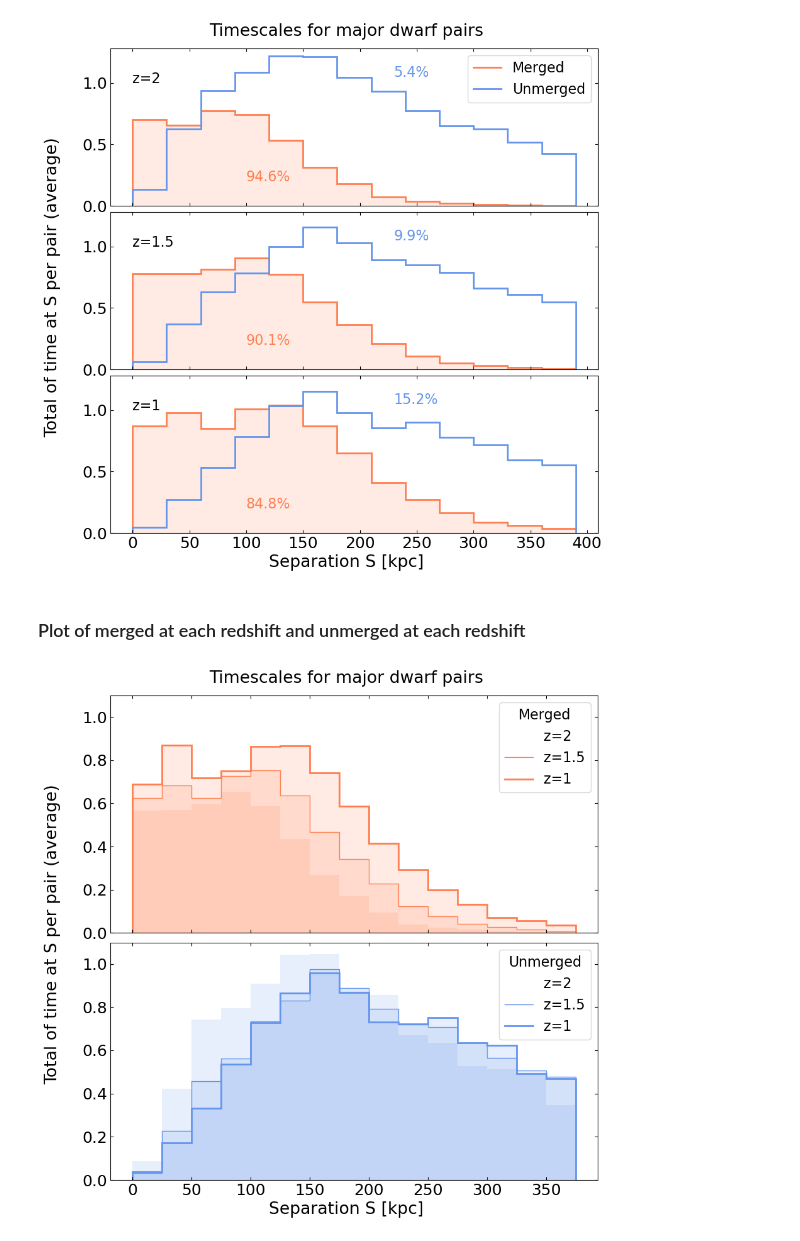
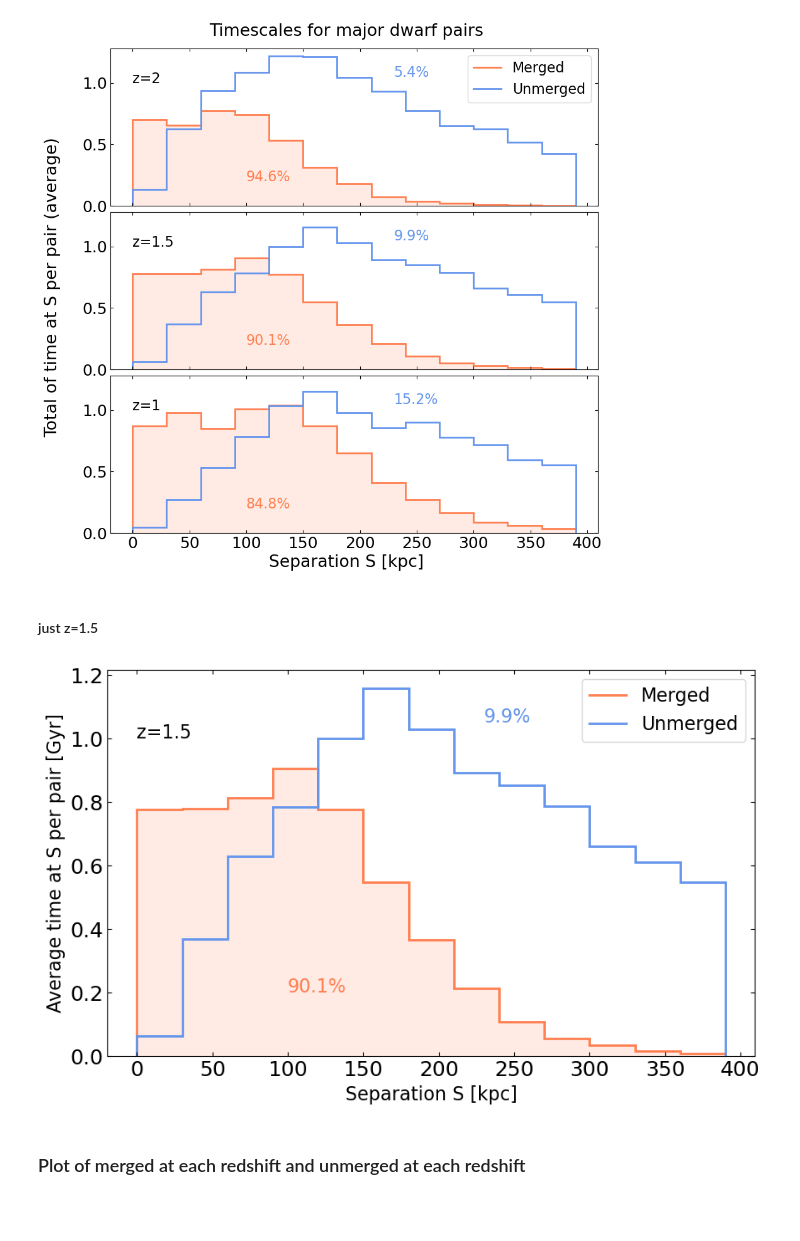
Before and after one commit to katiechambe/orbs, a Jupyter notebook: notebooks/4_timescales.ipynb, the cells around one changed output. Cells and saved outputs as stored; diff of their text form; code cells hidden in the pictures; blank space fills up the shorter version.

```diff
--- a/notebooks/4_timescales.ipynb
+++ b/notebooks/4_timescales.ipynb
@@ -101,6 +105,69 @@ fig.supylabel("Total of time at S per pair (average)")
 plt.show()
 # %% [output]
 [figure]
+# %% [markdown]
+#### just z=1.5
+# %%
+fig, ax = plt.subplots(1, 1, figsize=(10,6), sharey=True, sharex=True,
+                       gridspec_kw={'width_ratios': [1],
+                                    'height_ratios':[1],
+                                    'wspace': 0.10,
+                                    "hspace":0.04})
+z={"33":"z=2","40":"z=1.5","50":"z=1"}
+
+
+
+snap = 40
+orb = orbit_dict[str(snap)]
+sep_matrix = orb["Separations"]
+elapsed_time = np.diff(snap_dict["Lookback Time"][1:][::-1])
+
+# array of the elapsed time with a nan value in the place of z=0
+elapsed_noz0 = np.concatenate((np.array([np.nan]),elapsed_time))
+elapsed_matrix = np.tile(elapsed_noz0,(len(sep_matrix),1))
+
+nan_elapsed = np.isnan(elapsed_matrix)
+nan_sep = np.isnan(sep_matrix)
+zero_sep = sep_matrix == 0
+matrix_mask = ~nan_elapsed&~nan_sep&~zero_sep
+
+merger_array = np.array(orb["MergerFlag"],dtype='bool')
+merge_mask = np.tile(merger_array,(99,1)).transpose()
+
+elapsed_masked = elapsed_matrix[matrix_mask]
+sep_masked = sep_matrix[matrix_mask]
+
+## calculate histograms
+xx_merge = sep_matrix[matrix_mask&merge_mask]
+xx_unmerge = sep_matrix[matrix_mask&~merge_mask]
+
+yy_merge = elapsed_matrix[matrix_mask&merge_mask]
+yy_unmerge = elapsed_matrix[matrix_mask&~merge_mask]
+
+num_mergers = np.sum(merge_mask,axis=0)[0]
+num_unmerged = np.sum(~merge_mask,axis=0)[0]
+num_pairs = num_mergers + num_unmerged
+bins = np.arange(0,400,30)
+
+merged_vals, merged_edges = np.histogram(xx_merge,bins=bins,weights=yy_merge/num_mergers)
+unmerged_vals, unmerged_edges = np.histogram(xx_unmerge,bins=bins,weights=yy_unmerge/num_unmerged)
+
+ax.stairs(merged_vals,merged_edges,color="coral",lw=2,fill=True,alpha=0.15)
+ax.stairs(merged_vals,merged_edges,color="coral",lw=2,label="Merged")
+ax.stairs(unmerged_vals,unmerged_edges,color="cornflowerblue",lw=2,label="Unmerged")
+
+ax.text(0,1,f"{z[str(snap)]}")
+ax.text(230,1.05,f"{(100*num_unmerged/num_pairs):.1f}%",color="cornflowerblue")
+ax.text(100,0.2,f"{(100*num_mergers/num_pairs):.1f}%",color="coral")
+
+
+ax.legend()
+# fig.suptitle("Timescales for major dwarf pairs",y=0.92)
+ax.set_xlabel("Separation S [kpc]")
+ax.set_ylabel("Average time at S per pair [Gyr]")
+plt.show()
+# %% [output]
+[figure, added]
 # %% [markdown]
 ### Plot of merged at each redshift and unmerged at each redshift
 # %%
@@ -162,5 +229,3 @@ fig.suptitle("Timescales for major dwarf pairs",y=0.92)
 fig.supxlabel("Separation S [kpc]",y=0.05)
 fig.supylabel("Total of time at S per pair (average)")
 plt.show()
-# %% [output]
-[figure, removed]
```
Also changed, not shown: parts of 14 cells of this notebook, 1 other file.
